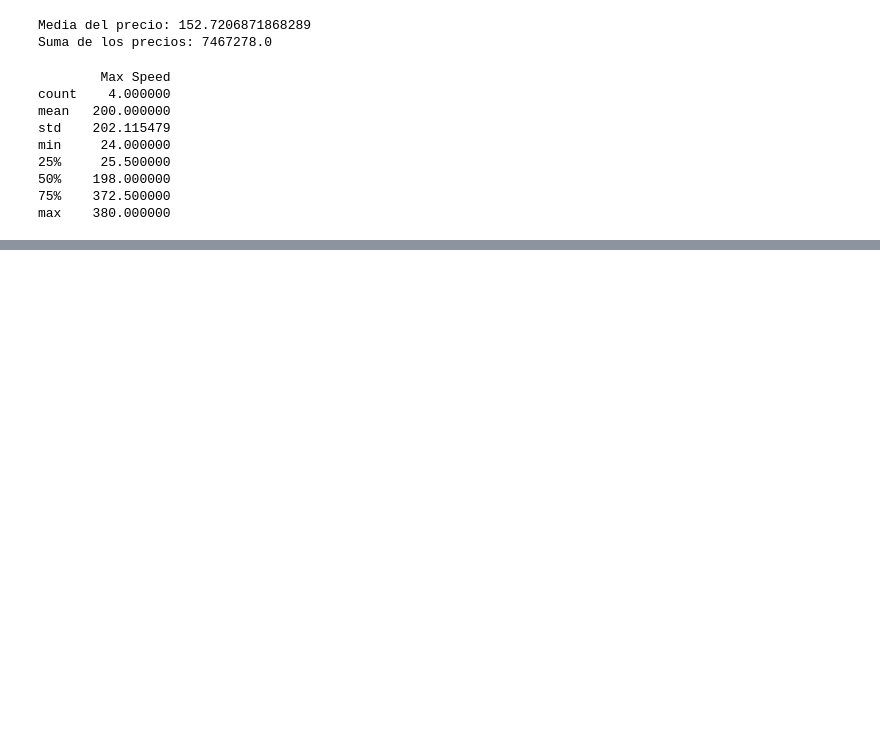
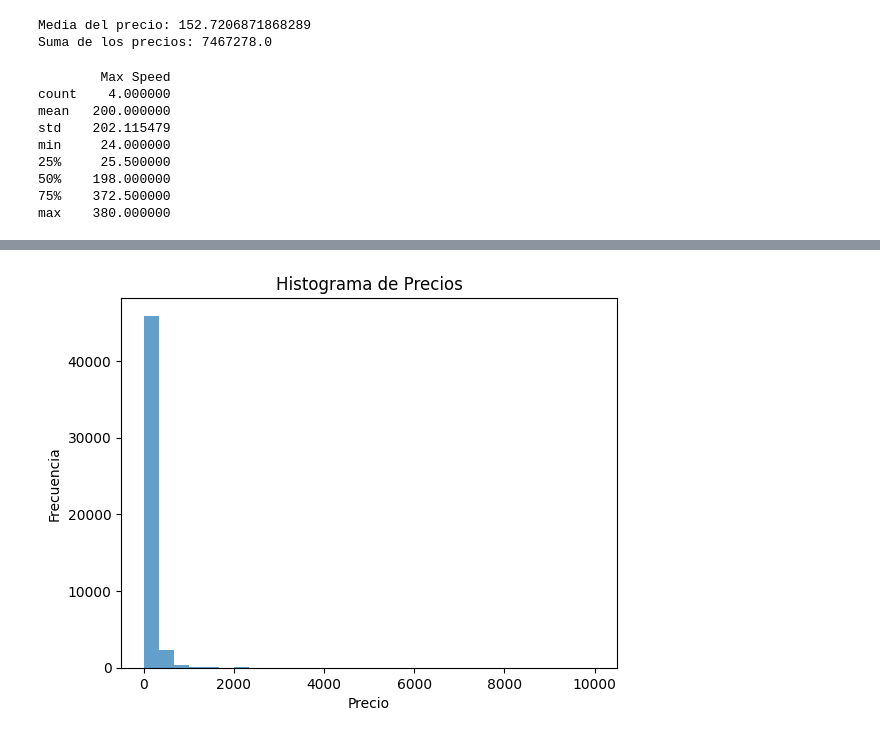
Before and after one commit to Elisag28/machine_learning_test, a Jupyter notebook: src/numpy.ipynb, the cells around one changed output, grey strips where cells are left out. Cells and saved outputs as stored; diff of their text form; code cells hidden in the pictures; blank space fills up the shorter version.

```diff
--- a/src/numpy.ipynb
+++ b/src/numpy.ipynb
@@ -435,0 +447,9 @@ max    380.000000
+# %%
+# Crear el histograma
+plt.hist(df['price'], bins=30, alpha=0.7)
+plt.title("Histograma de Precios")
+plt.xlabel("Precio")
+plt.ylabel("Frecuencia")
+plt.show()
+# %% [output]
+[figure, added]
```
Also changed, not shown: parts of 7 cells of this notebook.
